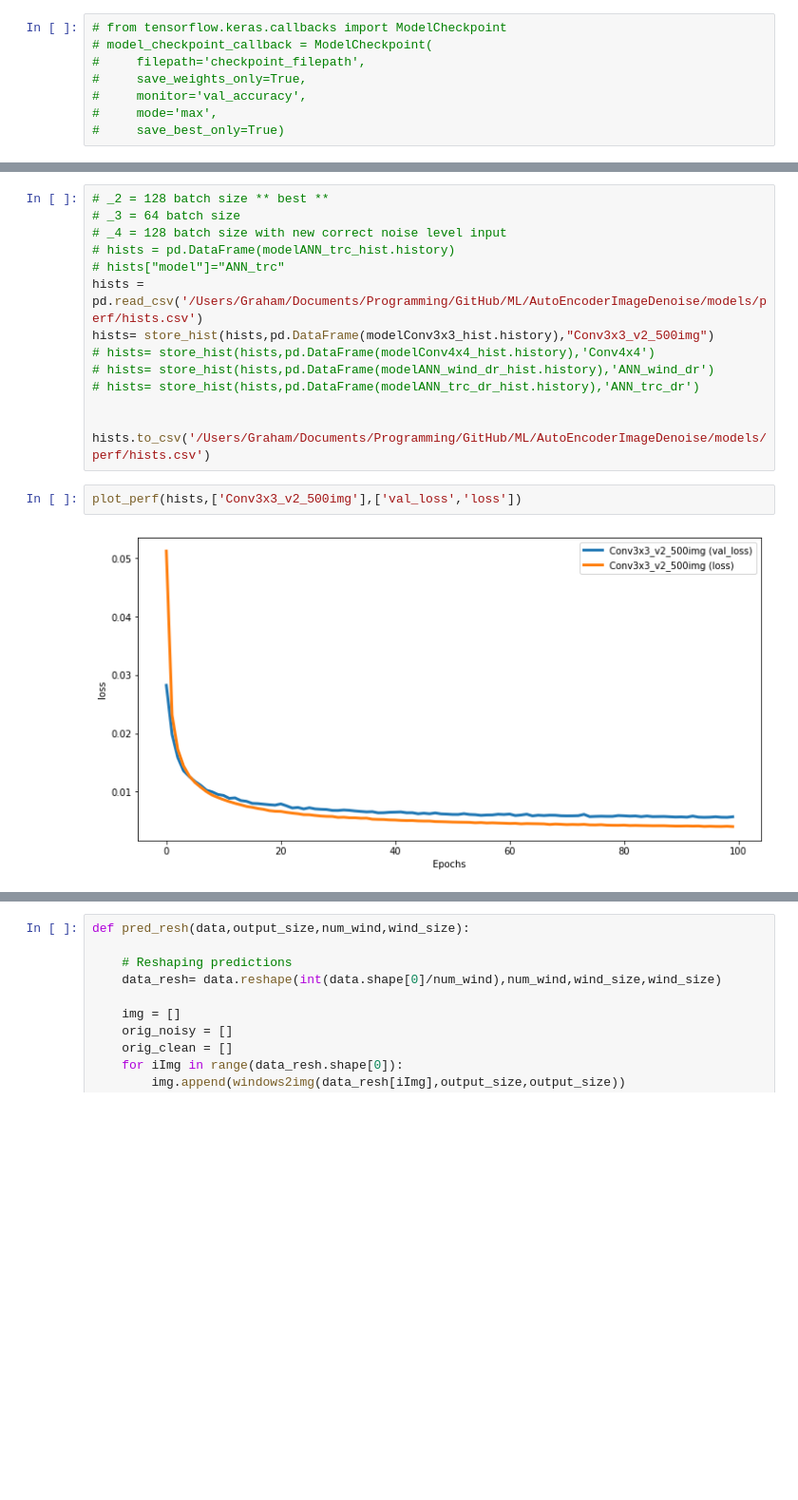
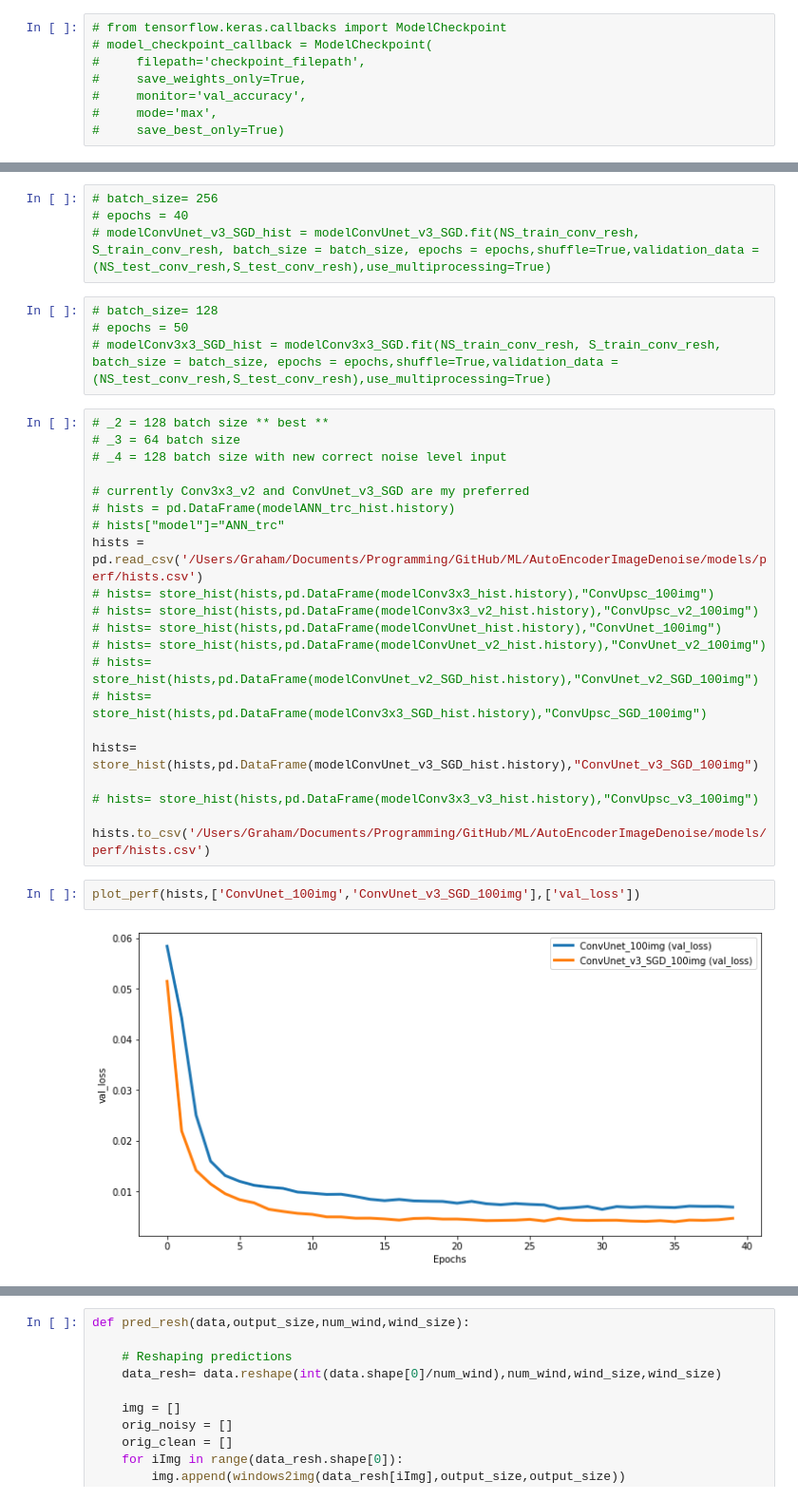
Before and after one commit to Greveley/AutoEncoderImageDenoise, a Jupyter notebook: TrainAndEval_SynSeis.ipynb, the cells around one changed output, grey strips where cells are left out. Shown at 95% size. Saved outputs shown, nothing was run; the diff lists cells and outputs as text; blank space fills up the shorter version.

Commit message:
Testing new models

```diff
--- a/TrainAndEval_SynSeis.ipynb
+++ b/TrainAndEval_SynSeis.ipynb
@@ -186,18 +191,33 @@ KeyboardInterrupt:
+# %%
+# batch_size= 256
+# epochs = 40
+# modelConvUnet_v3_SGD_hist = modelConvUnet_v3_SGD.fit(NS_train_conv_resh, S_train_conv_resh, batch_size = batch_size, epochs = epochs,shuffle=True,validation_data =(NS_test_conv_resh,S_test_conv_resh),use_multiprocessing=True)
+# %%
+# batch_size= 128
+# epochs = 50
+# modelConv3x3_SGD_hist = modelConv3x3_SGD.fit(NS_train_conv_resh, S_train_conv_resh, batch_size = batch_size, epochs = epochs,shuffle=True,validation_data =(NS_test_conv_resh,S_test_conv_resh),use_multiprocessing=True)
 # %%
 # _2 = 128 batch size ** best **
 # _3 = 64 batch size
 # _4 = 128 batch size with new correct noise level input
+
+# currently Conv3x3_v2 and ConvUnet_v3_SGD are my preferred
 # hists = pd.DataFrame(modelANN_trc_hist.history)
 # hists["model"]="ANN_trc"
 hists = pd.read_csv('/Users/Graham/Documents/Programming/GitHub/ML/AutoEncoderImageDenoise/models/perf/hists.csv')
-hists= store_hist(hists,pd.DataFrame(modelConv3x3_hist.history),"Conv3x3_v2_500img")
-# hists= store_hist(hists,pd.DataFrame(modelConv4x4_hist.history),'Conv4x4')
-# hists= store_hist(hists,pd.DataFrame(modelANN_wind_dr_hist.history),'ANN_wind_dr')
-# hists= store_hist(hists,pd.DataFrame(modelANN_trc_dr_hist.history),'ANN_trc_dr')
+# hists= store_hist(hists,pd.DataFrame(modelConv3x3_hist.history),"ConvUpsc_100img")
+# hists= store_hist(hists,pd.DataFrame(modelConv3x3_v2_hist.history),"ConvUpsc_v2_100img")
+# hists= store_hist(hists,pd.DataFrame(modelConvUnet_hist.history),"ConvUnet_100img")
+# hists= store_hist(hists,pd.DataFrame(modelConvUnet_v2_hist.history),"ConvUnet_v2_100img")
+# hists= store_hist(hists,pd.DataFrame(modelConvUnet_v2_SGD_hist.history),"ConvUnet_v2_SGD_100img")
+# hists= store_hist(hists,pd.DataFrame(modelConv3x3_SGD_hist.history),"ConvUpsc_SGD_100img")
 
+hists= store_hist(hists,pd.DataFrame(modelConvUnet_v3_SGD_hist.history),"ConvUnet_v3_SGD_100img")
+
+# hists= store_hist(hists,pd.DataFrame(modelConv3x3_v3_hist.history),"ConvUpsc_v3_100img")
 
 hists.to_csv('/Users/Graham/Documents/Programming/GitHub/ML/AutoEncoderImageDenoise/models/perf/hists.csv')
 # %%
-plot_perf(hists,['Conv3x3_v2_500img'],['val_loss','loss'])
+plot_perf(hists,['ConvUnet_100img','ConvUnet_v3_SGD_100img'],['val_loss'])
 # %% [output]
-[figure, old version]
+[figure, new version]
```
Also changed, not shown: parts of 37 cells of this notebook.
